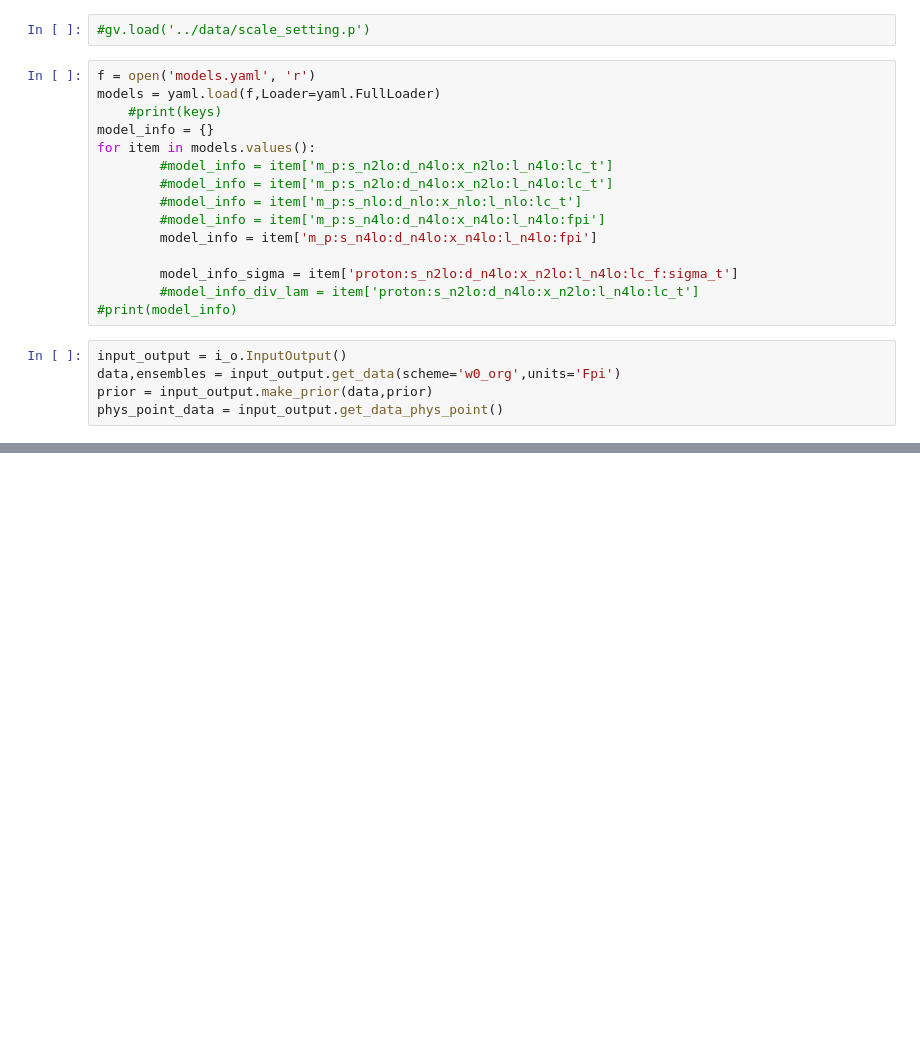
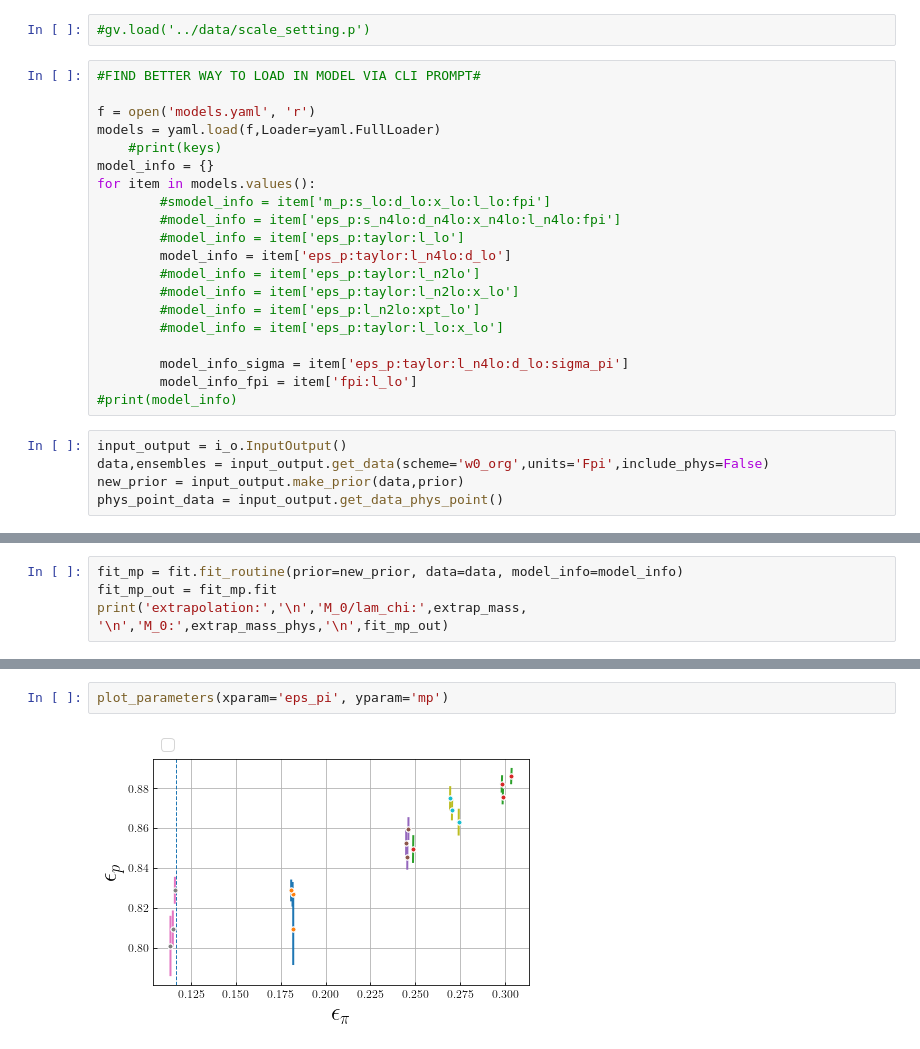
Before and after one commit to gdbrad/nucleon_sigma, a Jupyter notebook: notebooks/nucleon_sigma.ipynb, the cells around one changed output, grey strips where cells are left out. Cells and saved outputs as stored; diff of their text form; blank space fills up the shorter version.

```diff
--- a/notebooks/nucleon_sigma.ipynb
+++ b/notebooks/nucleon_sigma.ipynb
@@ -31,23 +26,28 @@ prior = prior
 #print(prior)
 # %%
 #gv.load('../data/scale_setting.p')
-# %%
-f = open('models.yaml', 'r')
-models = yaml.load(f,Loader=yaml.FullLoader)
-    #print(keys)
-model_info = {}
-for item in models.values():
-        #model_info = item['m_p:s_n2lo:d_n4lo:x_n2lo:l_n4lo:lc_t']
-        #model_info = item['m_p:s_n2lo:d_n4lo:x_n2lo:l_n4lo:lc_t']
-        #model_info = item['m_p:s_nlo:d_nlo:x_nlo:l_nlo:lc_t']
-        #model_info = item['m_p:s_n4lo:d_n4lo:x_n4lo:l_n4lo:fpi']
-        model_info = item['m_p:s_n4lo:d_n4lo:x_n4lo:l_n4lo:fpi']
-
-        model_info_sigma = item['proton:s_n2lo:d_n4lo:x_n2lo:l_n4lo:lc_f:sigma_t']
-        #model_info_div_lam = item['proton:s_n2lo:d_n4lo:x_n2lo:l_n4lo:lc_t']
-#print(model_info)
+# %%
+#FIND BETTER WAY TO LOAD IN MODEL VIA CLI PROMPT#
+
+f = open('models.yaml', 'r')
+models = yaml.load(f,Loader=yaml.FullLoader)
+    #print(keys)
+model_info = {}
+for item in models.values():
+        #smodel_info = item['m_p:s_lo:d_lo:x_lo:l_lo:fpi']
+        #model_info = item['eps_p:s_n4lo:d_n4lo:x_n4lo:l_n4lo:fpi']
+        #model_info = item['eps_p:taylor:l_lo']
+        model_info = item['eps_p:taylor:l_n4lo:d_lo']
+        #model_info = item['eps_p:taylor:l_n2lo']
+        #model_info = item['eps_p:taylor:l_n2lo:x_lo']
+        #model_info = item['eps_p:l_n2lo:xpt_lo']
+        #model_info = item['eps_p:taylor:l_lo:x_lo']
+
+        model_info_sigma = item['eps_p:taylor:l_n4lo:d_lo:sigma_pi']
+        model_info_fpi = item['fpi:l_lo']
+#print(model_info)
 # %%
 input_output = i_o.InputOutput()
-data,ensembles = input_output.get_data(scheme='w0_org',units='Fpi')
-prior = input_output.make_prior(data,prior)
+data,ensembles = input_output.get_data(scheme='w0_org',units='Fpi',include_phys=False)
+new_prior = input_output.make_prior(data,prior)
 phys_point_data = input_output.get_data_phys_point()
@@ -53,0 +90,4 @@ phys_point_data = input_output.get_data_phys_point()
+# %%
+fit_mp = fit.fit_routine(prior=new_prior, data=data, model_info=model_info)
+fit_mp_out = fit_mp.fit
+print('extrapolation:','\n','M_0/lam_chi:',extrap_mass, '\n','M_0:',extrap_mass_phys,'\n',fit_mp_out)
@@ -98,0 +243,4 @@ KeyError: 'fit_phys_units'
+# %%
+plot_parameters(xparam='eps_pi', yparam='mp')
+# %% [output]
+[figure, added]
```
Also changed, not shown: parts of 21 cells of this notebook, 15 other files.
